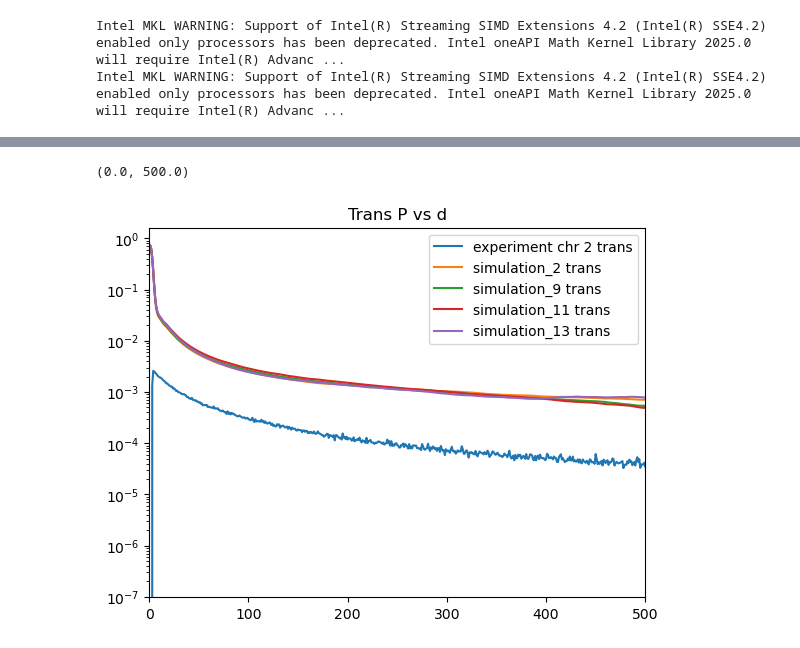
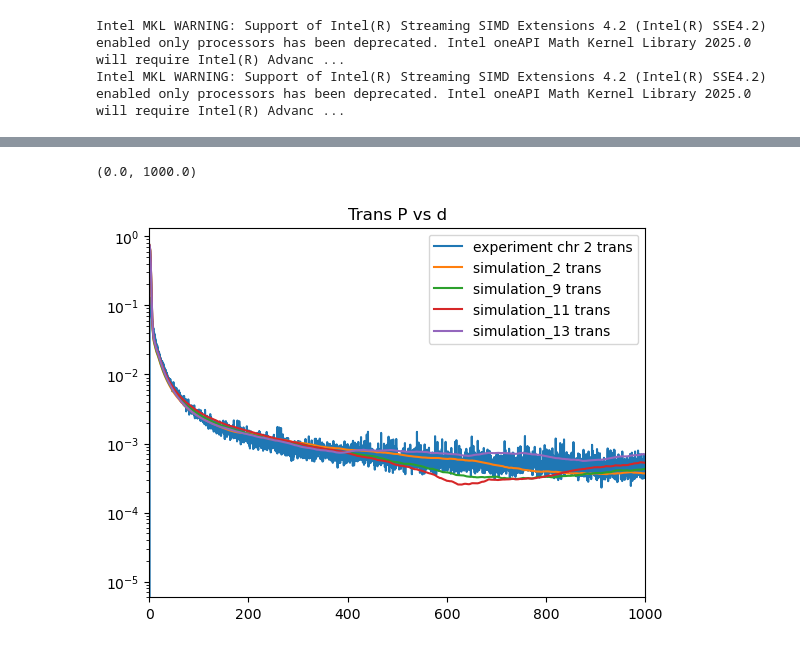
Before and after one commit to DiPierroLab/Douglas, a Jupyter notebook: 6_extra_tools/P_vs_d_experimental_compare_computational.ipynb, the cells around one changed output, grey strips where cells are left out. Saved outputs shown, nothing was run; the diff lists cells and outputs as text; code cells hidden in the pictures.

Commit message:
Fine tune P vs d calibration experiment and simulation

```diff
--- a/6_extra_tools/P_vs_d_experimental_compare_computational.ipynb
+++ b/6_extra_tools/P_vs_d_experimental_compare_computational.ipynb
@@ -88,22 +88,22 @@ plt.xlim(0,500)
 # %%
 # TRANS
 # Plot average normalized trans Hi-C contact probability vs genomic distance (in kilobases)
 
 # Plot trans experimental data
-plt.plot(d_experiment_20000kb, P_trans_experiment, label='experiment chr 2 trans')
+plt.plot(.25*d_experiment_20000kb, 50*P_trans_experiment, label='experiment chr 2 trans')
 
 # Plot trans simulation data
 plt.plot(d_simulation_2500beads, P_trans_simulation_2, label='simulation_2 trans')
 plt.plot(d_simulation_2500beads, P_trans_simulation_9, label='simulation_9 trans')
 plt.plot(d_simulation_2500beads, P_trans_simulation_11, label='simulation_11 trans')
 plt.plot(d_simulation_2500beads, P_trans_simulation_13, label='simulation_13 trans')
 
 # Plot settings
 plt.title('Trans P vs d')
 plt.legend()
 #plt.xscale('log')
 plt.yscale('log')
-plt.xlim(0,500)
+plt.xlim(0,1000)
 # %% [output]
-(0.0, 500.0)
+(0.0, 1000.0)
-[figure, old version]
+[figure, new version]
```
Also changed, not shown: parts of 6 cells of this notebook, 1 other file.
